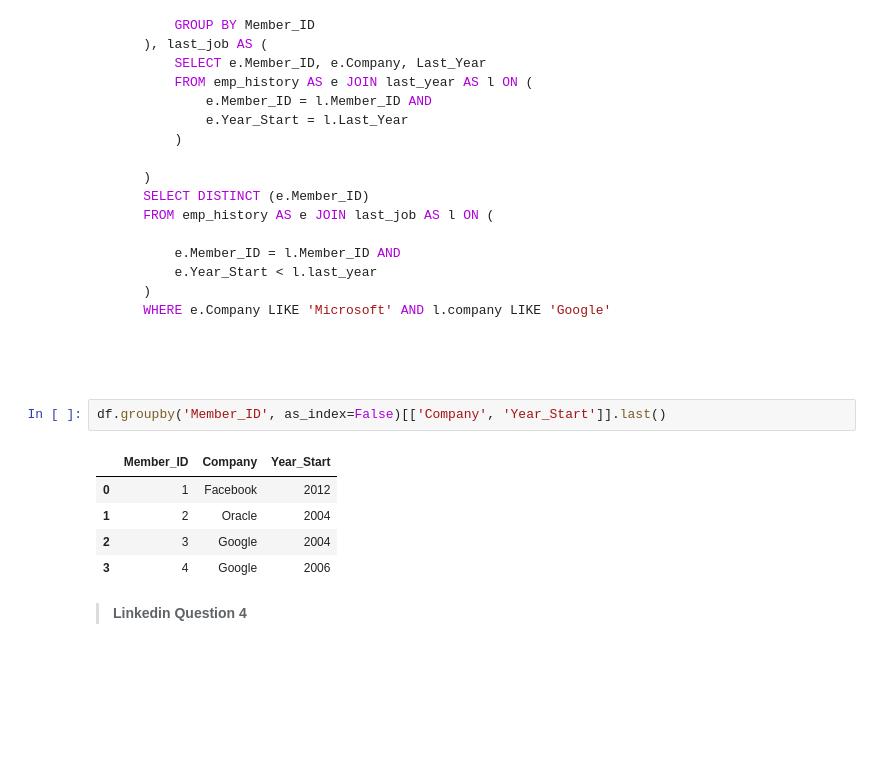
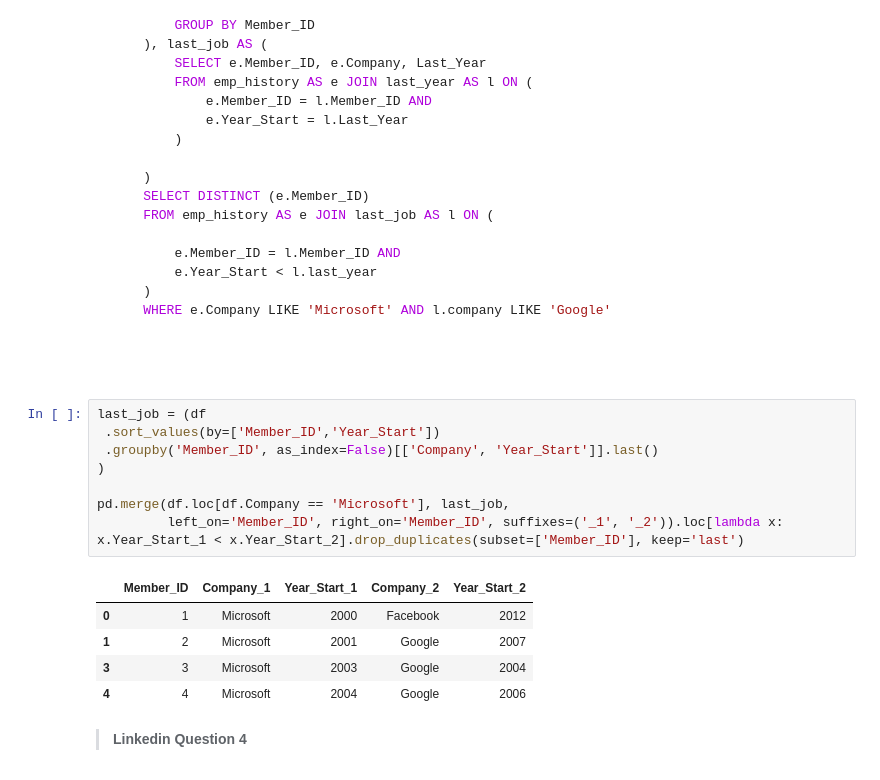
Before and after one commit to xys234/coding-problems, a Jupyter notebook: pandas/LC_Data_Manipulation.ipynb, the cells around one changed output. Drawn from its saved outputs; the diff is of its cells as text; blank space fills up the shorter version.

````diff
--- a/pandas/LC_Data_Manipulation.ipynb
+++ b/pandas/LC_Data_Manipulation.ipynb
@@ -391,14 +375,20 @@ Q5: How many people went from Microsoft to Google and stayed there?
 
 
 ```
-# %%
-df.groupby('Member_ID', as_index=False)[['Company', 'Year_Start']].last()
-# %% [output]
-|  | Member_ID | Company | Year_Start |
-| 0 | 1 | Facebook | 2012 |
-| 1 | 2 | Oracle | 2004 |
-| 2 | 3 | Google | 2004 |
-| 3 | 4 | Google | 2006 |
+# %%
+last_job = (df
+ .sort_values(by=['Member_ID','Year_Start'])
+ .groupby('Member_ID', as_index=False)[['Company', 'Year_Start']].last()
+)
+
+pd.merge(df.loc[df.Company == 'Microsoft'], last_job,
+         left_on='Member_ID', right_on='Member_ID', suffixes=('_1', '_2')).loc[lambda x: x.Year_Start_1 < x.Year_Start_2].drop_duplicates(subset=['Member_ID'], keep='last')
+# %% [output]
+|  | Member_ID | Company_1 | Year_Start_1 | Company_2 | Year_Start_2 |
+| 0 | 1 | Microsoft | 2000 | Facebook | 2012 |
+| 1 | 2 | Microsoft | 2001 | Google | 2007 |
+| 3 | 3 | Microsoft | 2003 | Google | 2004 |
+| 4 | 4 | Microsoft | 2004 | Google | 2006 |
 # %% [markdown]
 > **Linkedin Question 4**
 # %%
````
Also changed, not shown: parts of 20 cells of this notebook, 7 other files.
